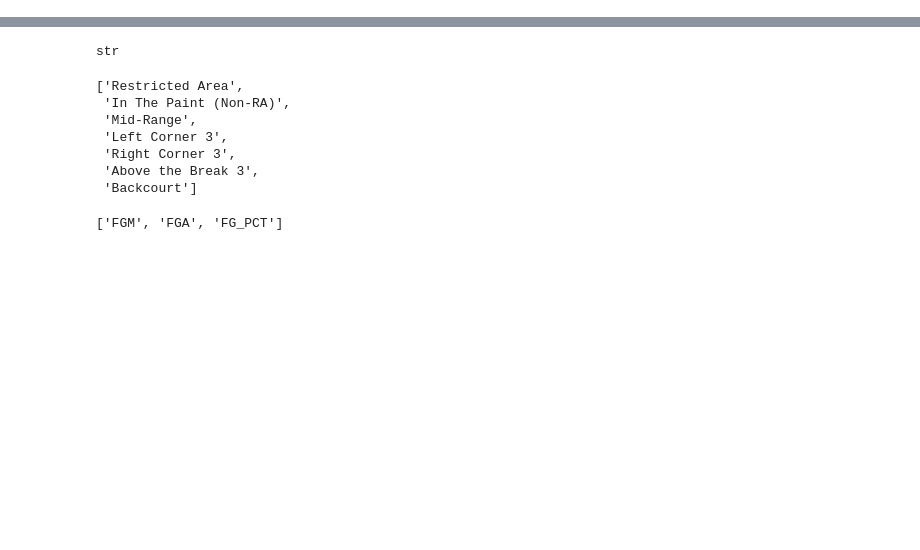
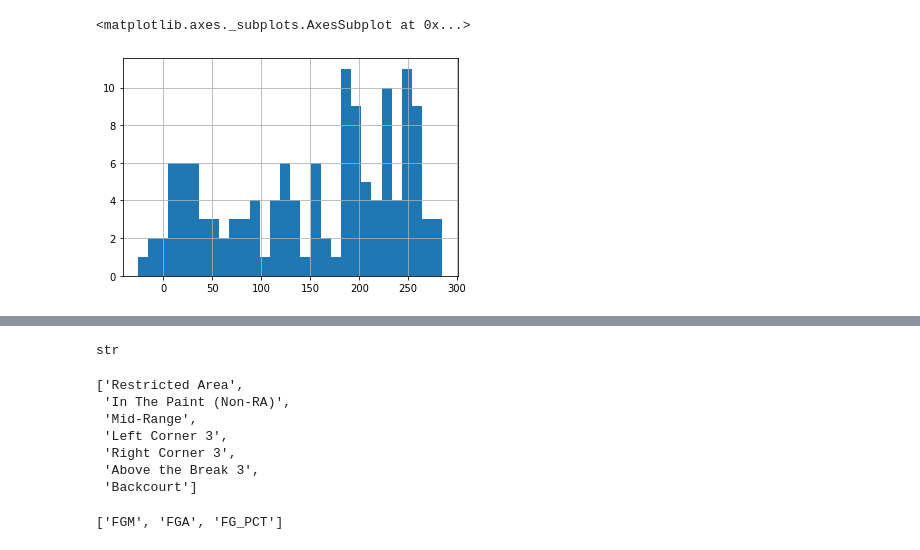
Before and after one commit to JordanLevy99/DSC_106_Final_Project, a Jupyter notebook: nba_shot_location_data.ipynb, the cells around one changed output, grey strips where cells are left out. Saved outputs shown, nothing was run; the diff lists cells and outputs as text; code cells hidden in the pictures; blank space fills up the shorter version.

```diff
--- a/nba_shot_location_data.ipynb
+++ b/nba_shot_location_data.ipynb
@@ -2,0 +206,5 @@ from nba_api.stats.endpoints import leaguedashplayershotlocations
+# %%
+filt_shots['LOC_Y'].hist(bins=30)
+# %% [output]
+<matplotlib.axes._subplots.AxesSubplot at 0x...>
+[figure, added]
```
Also changed, not shown: parts of 37 cells of this notebook, 24 other files.
